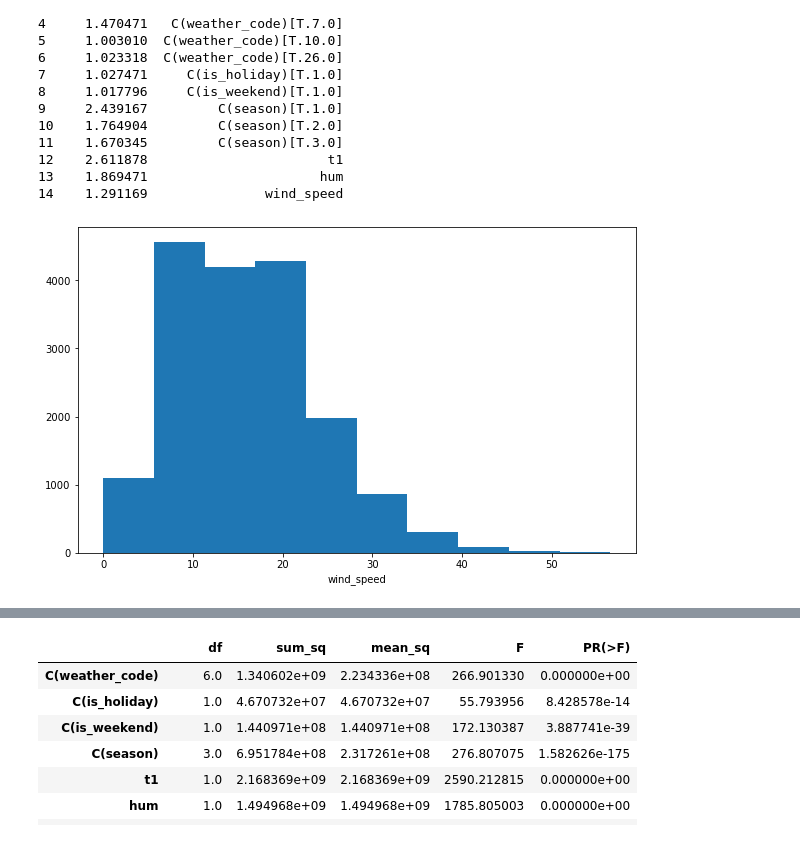
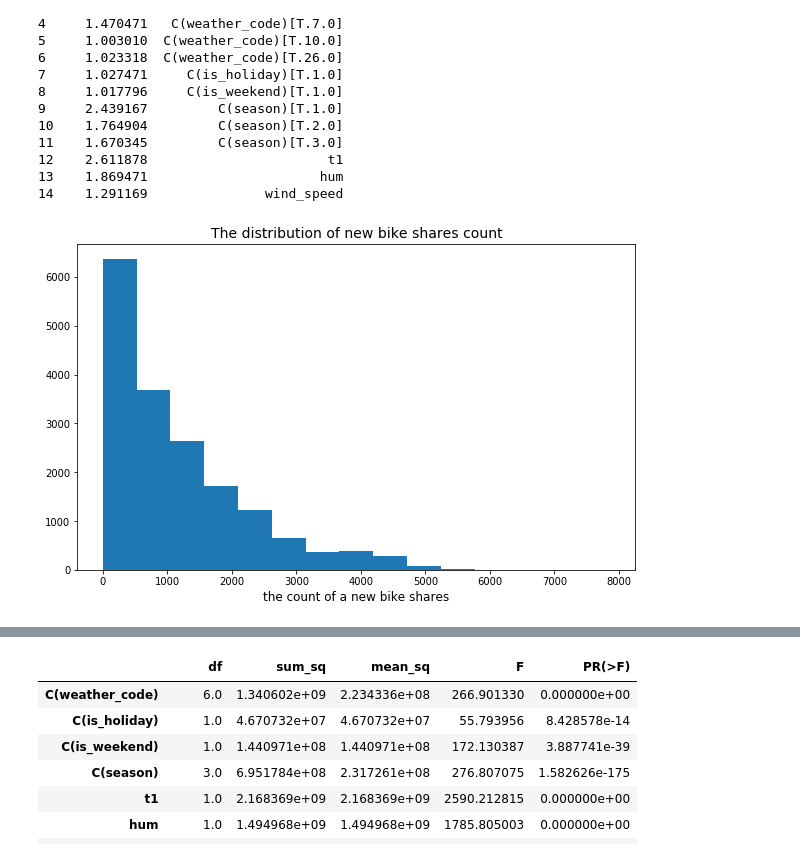
Before and after one commit to kwonkh0424/601_Lin_Reg_Project, a Jupyter notebook: final_proj.ipynb, the cells around one changed output, grey strips where cells are left out. Drawn from its saved outputs; the diff is of its cells as text; code cells hidden in the pictures.

```diff
--- a/final_proj.ipynb
+++ b/final_proj.ipynb
@@ -156,9 +156,9 @@ print(vif)
 14    1.291169               wind_speed
 # %%
 fig, ax = plt.subplots(figsize=(10,6))
-
-ax.hist(data['wind_speed'])
-ax.set_xlabel("wind_speed")
+plt.title('The distribution of new bike shares count',size=14)
+ax.hist(data['cnt'],bins=15)
+ax.set_xlabel("the count of a new bike shares",size=12)
 plt.show()
 # %% [output]
-[figure, old version]
+[figure, new version]
```
Also changed, not shown: parts of 16 cells of this notebook.
